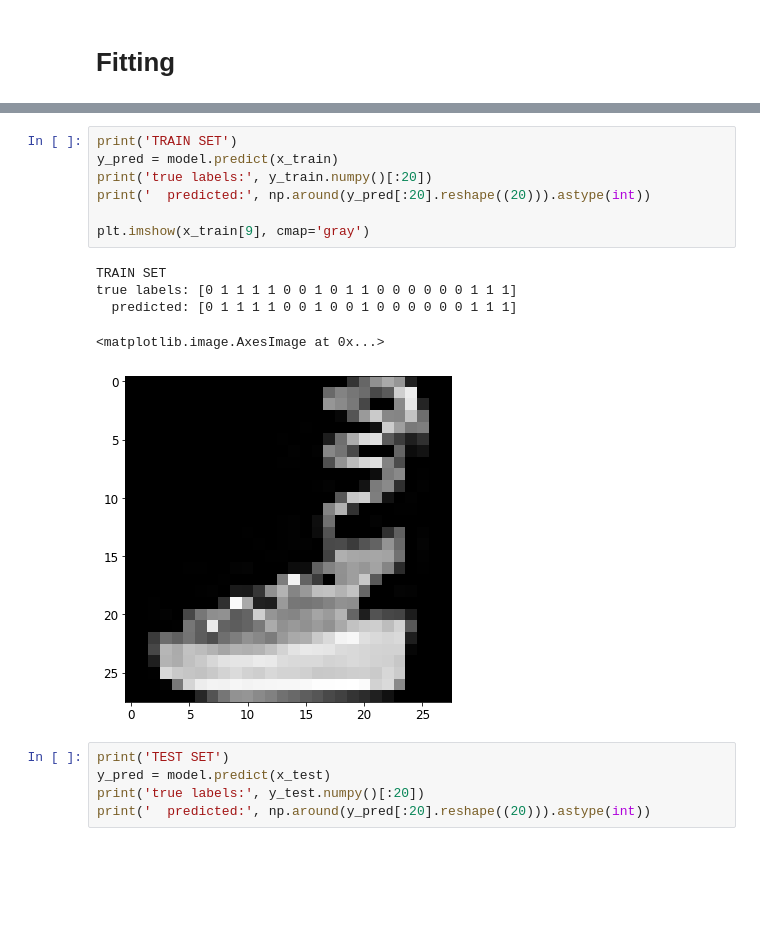
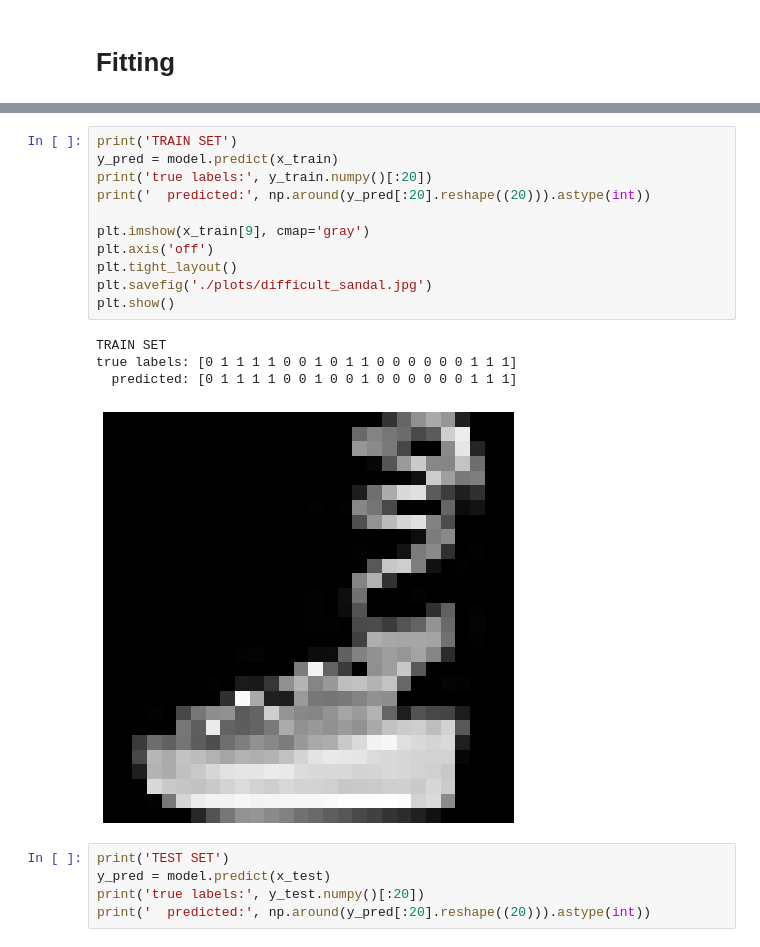
Before and after one commit to MatiXOfficial/pattern-recognition-techniques, a Jupyter notebook: lab1/lab1.ipynb, the cells around one changed output, grey strips where cells are left out. Cells and saved outputs as stored; diff of their text form; blank space fills up the shorter version.

```diff
--- a/lab1/lab1.ipynb
+++ b/lab1/lab1.ipynb
@@ -141,16 +141,19 @@ plt.show()
 # %%
 print('TRAIN SET')
 y_pred = model.predict(x_train)
 print('true labels:', y_train.numpy()[:20])
 print('  predicted:', np.around(y_pred[:20].reshape((20))).astype(int))
 
 plt.imshow(x_train[9], cmap='gray')
+plt.axis('off')
+plt.tight_layout()
+plt.savefig('./plots/difficult_sandal.jpg')
+plt.show()
 # %% [output]
 TRAIN SET
 true labels: [0 1 1 1 1 0 0 1 0 1 1 0 0 0 0 0 0 1 1 1]
   predicted: [0 1 1 1 1 0 0 1 0 0 1 0 0 0 0 0 0 1 1 1]
-<matplotlib.image.AxesImage at 0x...>
-[figure, old version]
+[figure, new version]
 # %%
 print('TEST SET')
 y_pred = model.predict(x_test)
```
Also changed, not shown: parts of 4 cells of this notebook, 3 other files.
